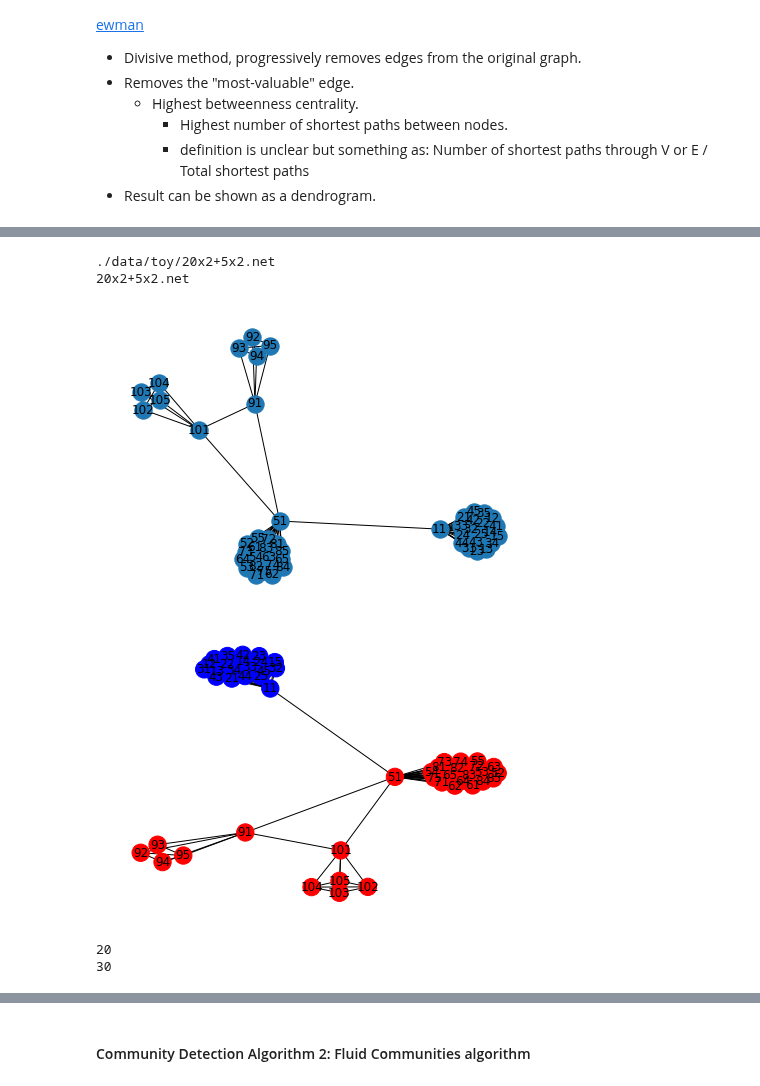
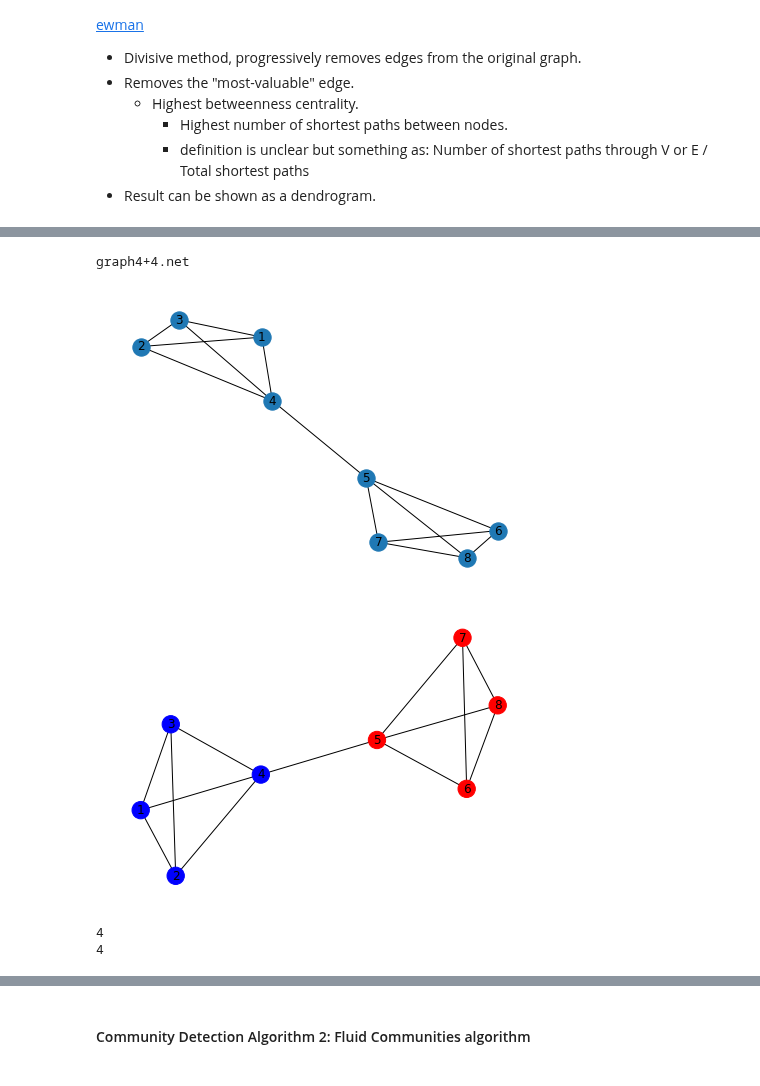
Before and after one commit to EjbejaranosAI/Complex_Networks, a Jupyter notebook: 3_Community_detection/A3-Community_Detection.ipynb, the cells around one changed output, grey strips where cells are left out. Saved outputs shown, nothing was run; the diff lists cells and outputs as text; code cells hidden in the pictures.

```diff
--- a/3_Community_detection/A3-Community_Detection.ipynb
+++ b/3_Community_detection/A3-Community_Detection.ipynb
@@ -72,3 +70,8 @@ toy_files = glob.glob(TOY_DATA+"/*")
+# %%
+## get the paths of the files
+MODEL_DATA = paths_dict()
+## get all the files
+FILES = get_file_list_iter(MODEL_DATA)
 # %% [markdown]
 #### Code
 # %% [markdown]
@@ -86,19 +109,17 @@ https://networkx.org/documentation/stable/reference/algorithms/generated/network
 # %%
 ## import
 from networkx.algorithms.community.centrality import girvan_newman
-## load a sample graph from the toy_files
-print(toy_files[3])
-sample = toy_files[3]
+## load a sample graph from the FILES
+sample = FILES['TOY'][4]
 ## print the name of the file
 print(sample.split("/")[-1])
 ## read the file into nx
 g = nx.read_pajek(sample)
 ## draw the graph
 nx.draw(g, with_labels=True)
 # %% [output]
-./data/toy/20x2+5x2.net
-20x2+5x2.net
+graph4+4.net
-[figure, old version]
+[figure, new version]
 # %%
 ## apply the algorithm to the graph
 communities = girvan_newman(g) ## generator object
@@ -116,9 +137,9 @@ plt.show()
 for groups in node_groups:
     print(len(groups))
 # %% [output]
-[figure, old version]
+[figure, new version]
-20
-30
+4
+4
 # %%
 ## another approach to get the community
 import itertools
```
Also changed, not shown: parts of 9 cells of this notebook, 6 other files.
